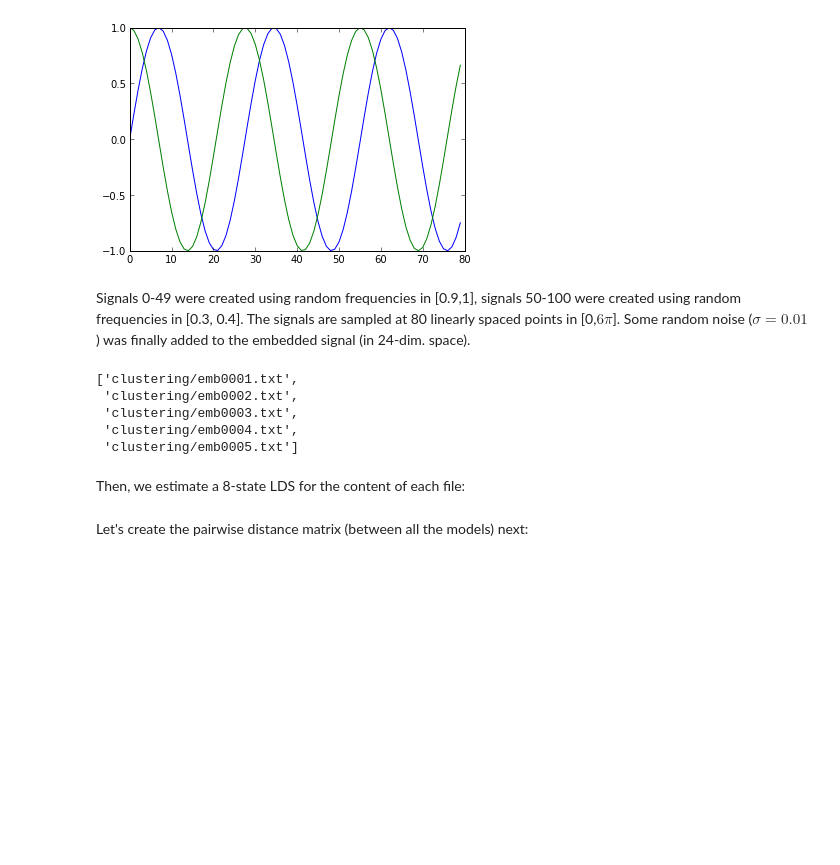
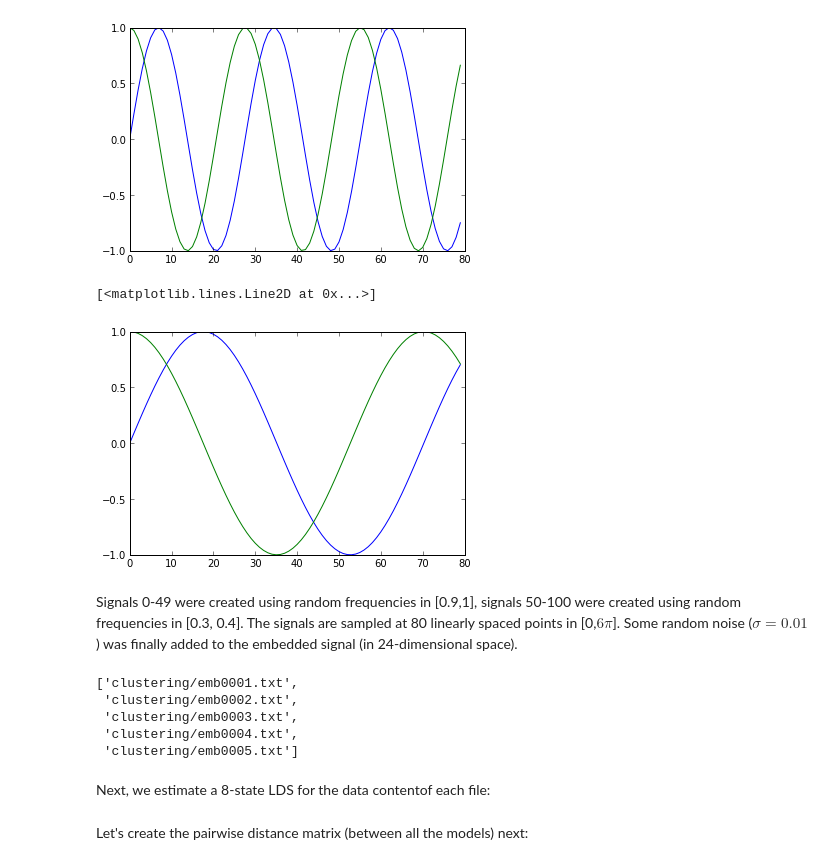
Before and after one commit to KitwareMedical/pydstk, a Jupyter notebook: pydstk-Tutorial.ipynb, the cells around one changed output. Cells and saved outputs as stored; diff of their text form; code cells hidden in the pictures; blank space fills up the shorter version.

```diff
--- a/pydstk-Tutorial.ipynb
+++ b/pydstk-Tutorial.ipynb
@@ -175,8 +177,16 @@ plot(sig[1,:])
 # %% [output]
 [<matplotlib.lines.Line2D at 0x...>]
 [figure]
+# %%
+sig1 = np.genfromtxt("tests/data/clustering/sig0077.txt")
+# %%
+plot(sig1[0,:])
+plot(sig1[1,:])
+# %% [output]
+[<matplotlib.lines.Line2D at 0x...>]
+[figure, added]
 # %% [markdown]
-Signals 0-49 were created using random frequencies in [0.9,1], signals 50-100 were created using random frequencies in [0.3, 0.4]. The signals are sampled at 80 linearly spaced points in [0,$6\pi$]. Some random noise ($\sigma=0.01$) was finally added to the embedded signal (in 24-dim. space).
+Signals 0-49 were created using random frequencies in [0.9,1], signals 50-100 were created using random frequencies in [0.3, 0.4]. The signals are sampled at 80 linearly spaced points in [0,$6\pi$]. Some random noise ($\sigma=0.01$) was finally added to the embedded signal (in 24-dimensional space).
 # %%
 with open("tests/data/clustering.files") as fid:
     content = fid.read().splitlines()
@@ -189,7 +199,7 @@ content[0:5]
  'clustering/emb0004.txt',
  'clustering/emb0005.txt']
 # %% [markdown]
-Then, we estimate a 8-state LDS for the content of each file:
+Next, we estimate a 8-state LDS for the data contentof each file:
 # %%
 import os
 
```
Also changed, not shown: parts of 31 cells of this notebook, 1 other file.
